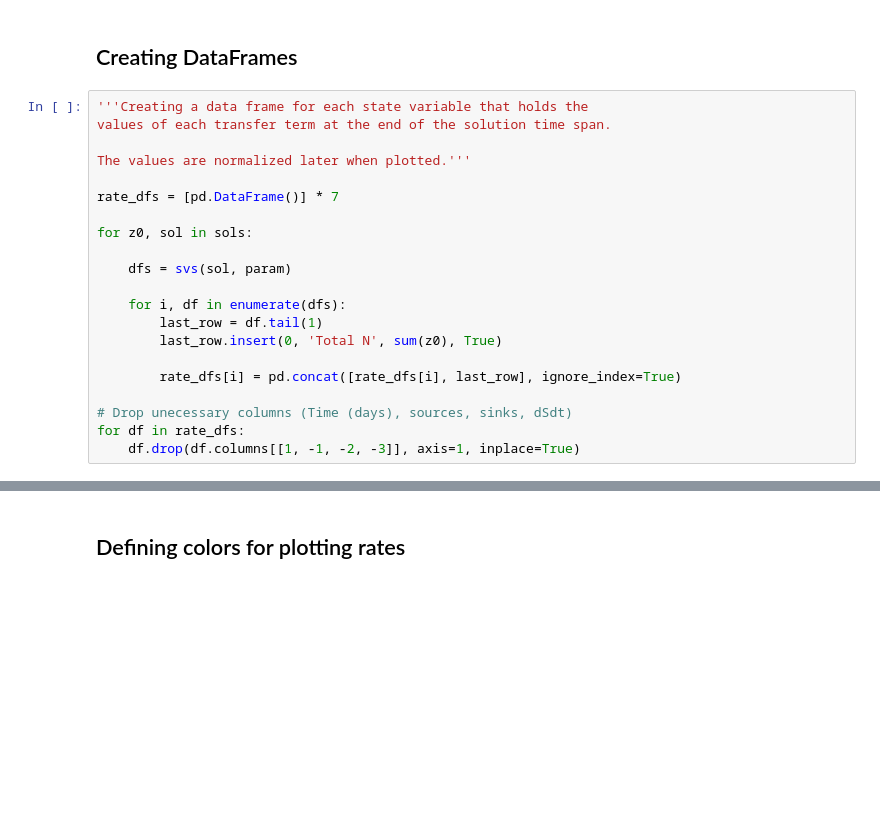
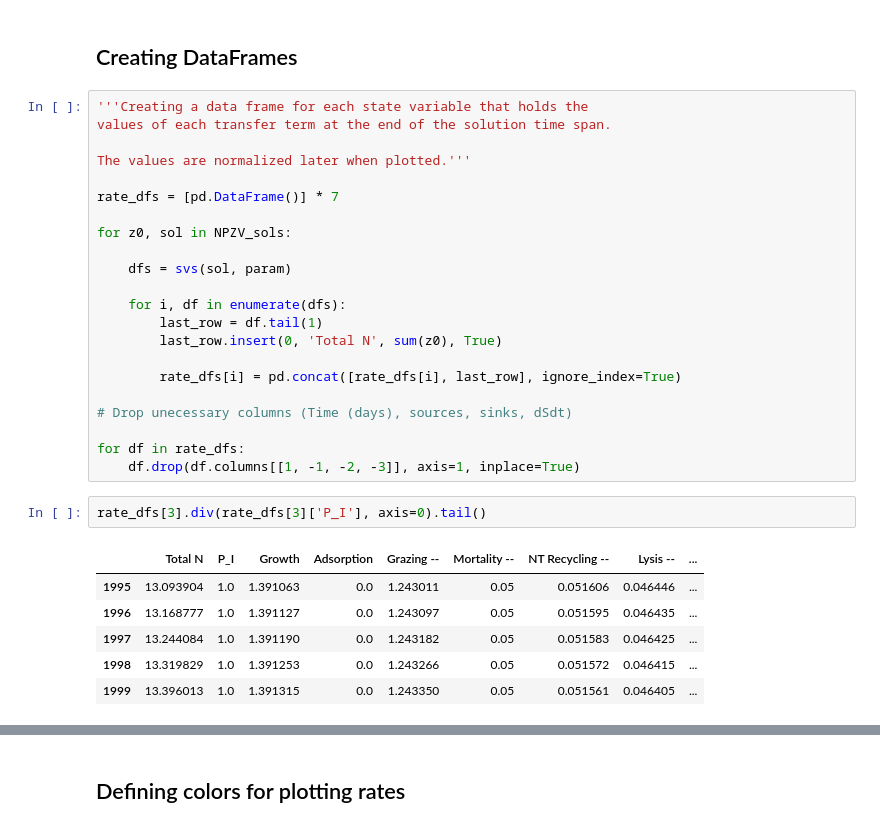
Before and after one commit to JessHolmess/NSF-GCR-Modeling-Repository, a Jupyter notebook: Transfer_Rates.ipynb, the cells around one changed output, grey strips where cells are left out. Cells and saved outputs as stored; diff of their text form; blank space fills up the shorter version.

```diff
--- a/Transfer_Rates.ipynb
+++ b/Transfer_Rates.ipynb
@@ -96,7 +98,7 @@ The values are normalized later when plotted.'''
 
 rate_dfs = [pd.DataFrame()] * 7
 
-for z0, sol in sols:
+for z0, sol in NPZV_sols:
 
     dfs = svs(sol, param)
 
@@ -107,5 +109,15 @@ for z0, sol in sols:
         rate_dfs[i] = pd.concat([rate_dfs[i], last_row], ignore_index=True)
 
 # Drop unecessary columns (Time (days), sources, sinks, dSdt)
+
 for df in rate_dfs:
     df.drop(df.columns[[1, -1, -2, -3]], axis=1, inplace=True)
+# %%
+rate_dfs[3].div(rate_dfs[3]['P_I'], axis=0).tail()
+# %% [output]
+|  | Total N | P_I | Growth | Adsorption | Grazing -- | Mortality -- | NT Recycling -- | Lysis -- | ... |
+| 1995 | 13.093904 | 1.0 | 1.391063 | 0.0 | 1.243011 | 0.05 | 0.051606 | 0.046446 | ... |
+| 1996 | 13.168777 | 1.0 | 1.391127 | 0.0 | 1.243097 | 0.05 | 0.051595 | 0.046435 | ... |
+| 1997 | 13.244084 | 1.0 | 1.391190 | 0.0 | 1.243182 | 0.05 | 0.051583 | 0.046425 | ... |
+| 1998 | 13.319829 | 1.0 | 1.391253 | 0.0 | 1.243266 | 0.05 | 0.051572 | 0.046415 | ... |
+| 1999 | 13.396013 | 1.0 | 1.391315 | 0.0 | 1.243350 | 0.05 | 0.051561 | 0.046405 | ... |
```
Also changed, not shown: parts of 4 cells of this notebook, 1 other file.
